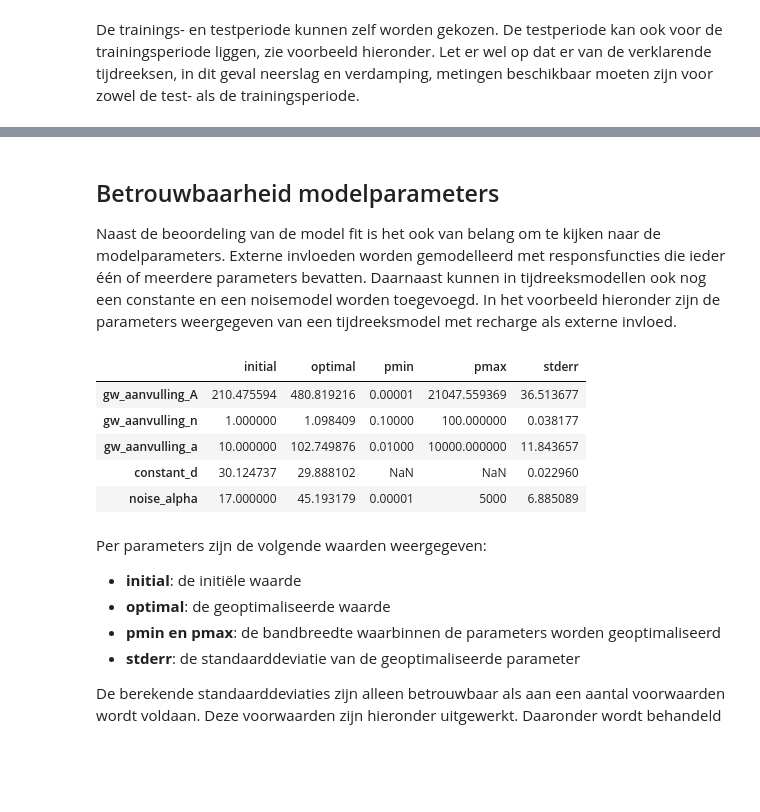
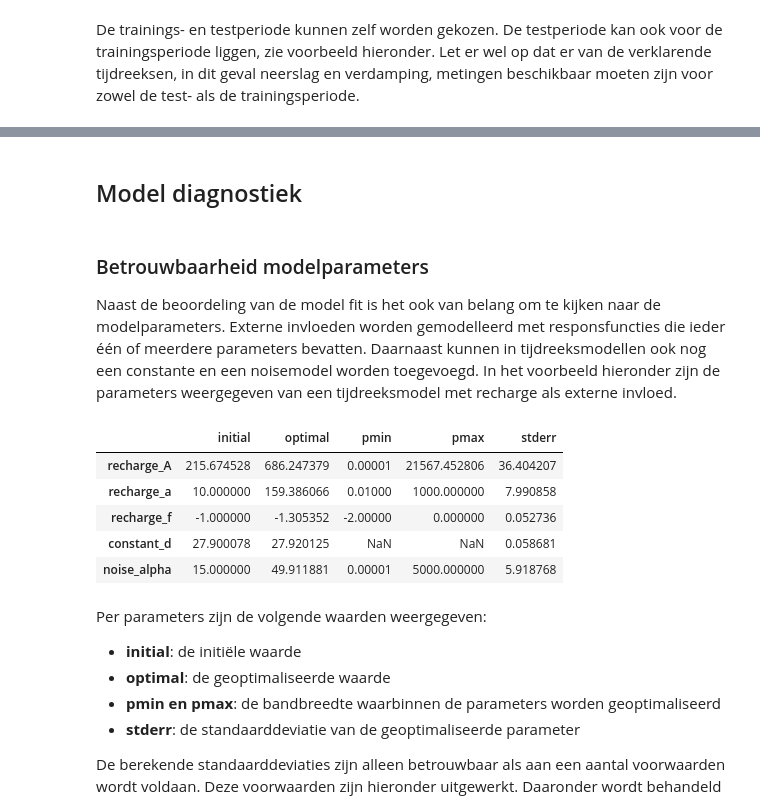
Before and after one commit to ArtesiaWater/stowa_handleiding_tijdreeksanalyse, a Jupyter notebook: beoordeling/beoordeling.ipynb, the cells around one changed output, grey strips where cells are left out. Drawn from its saved outputs; the diff is of its cells as text; code cells hidden in the pictures; blank space fills up the shorter version.

```diff
--- a/beoordeling/beoordeling.ipynb
+++ b/beoordeling/beoordeling.ipynb
@@ -138,0 +75,4 @@ ax.grid()
+# %%
+# inladen voorbeeld model
+ml1 = ps.io.load("./data/basic_model.pas")
+ml1.name = "Example model 1"
@@ -365,17 +269,19 @@ ml.stats.summary()
+# %% [markdown]
+## Model diagnostiek
 # %% [markdown]
-## Betrouwbaarheid modelparameters<a name="betrouwbaarheid"></a>
+### Betrouwbaarheid modelparameters<a name="betrouwbaarheid"></a>
 
 Naast de beoordeling van de model fit is het ook van belang om te kijken naar de modelparameters. Externe invloeden worden gemodelleerd met responsfuncties die ieder één of meerdere parameters bevatten. Daarnaast kunnen in tijdreeksmodellen ook nog een constante en een noisemodel worden toegevoegd. In het voorbeeld hieronder zijn de parameters weergegeven van een tijdreeksmodel met recharge als externe invloed.
 # %%
 # voorbeeld parameters van model met recharge
-ml_simple.parameters[['initial', 'optimal', 'pmin', 'pmax', 'stderr']]
+ml1.parameters[['initial', 'optimal', 'pmin', 'pmax', 'stderr']]
 # %% [output]
 |  | initial | optimal | pmin | pmax | stderr |
-| gw_aanvulling_A | 210.475594 | 480.819216 | 0.00001 | 21047.559369 | 36.513677 |
-| gw_aanvulling_n | 1.000000 | 1.098409 | 0.10000 | 100.000000 | 0.038177 |
-| gw_aanvulling_a | 10.000000 | 102.749876 | 0.01000 | 10000.000000 | 11.843657 |
-| constant_d | 30.124737 | 29.888102 | NaN | NaN | 0.022960 |
-| noise_alpha | 17.000000 | 45.193179 | 0.00001 | 5000 | 6.885089 |
+| recharge_A | 215.674528 | 686.247379 | 0.00001 | 21567.452806 | 36.404207 |
+| recharge_a | 10.000000 | 159.386066 | 0.01000 | 1000.000000 | 7.990858 |
+| recharge_f | -1.000000 | -1.305352 | -2.00000 | 0.000000 | 0.052736 |
+| constant_d | 27.900078 | 27.920125 | NaN | NaN | 0.058681 |
+| noise_alpha | 15.000000 | 49.911881 | 0.00001 | 5000.000000 | 5.918768 |
 # %% [markdown]
 Per parameters zijn de volgende waarden weergegeven:
 - **initial**: de initiële waarde
```
Also changed, not shown: parts of 64 cells of this notebook.
